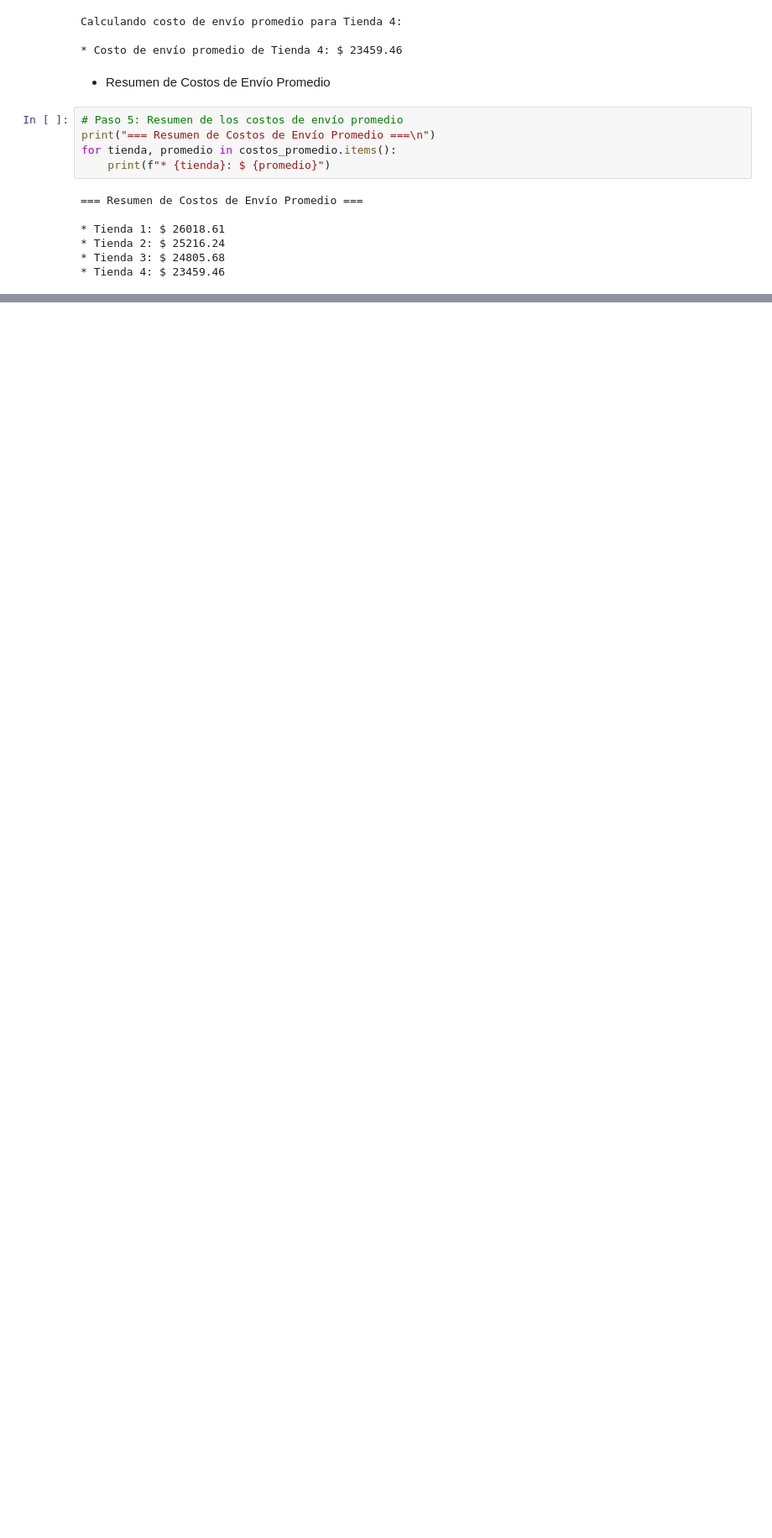
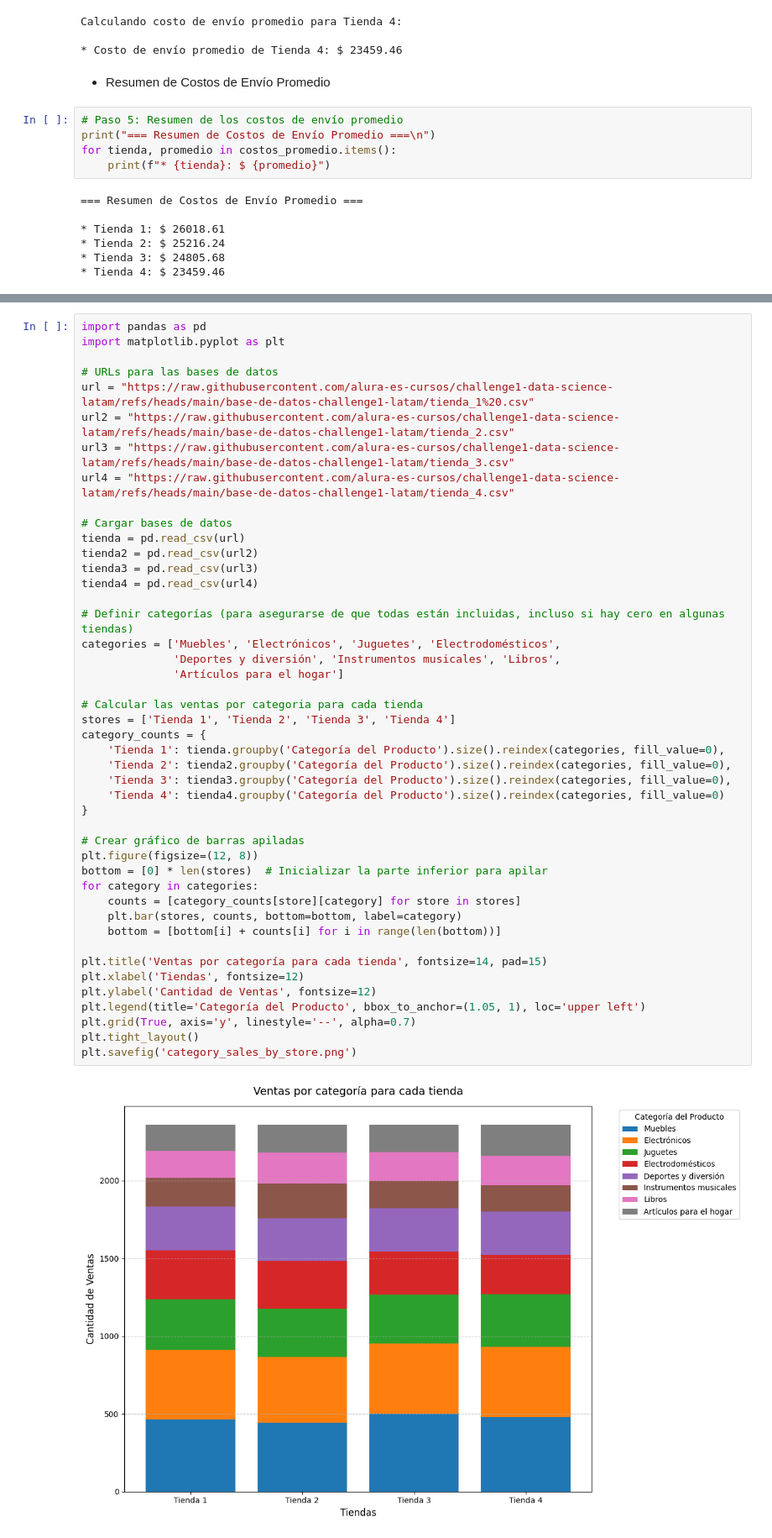
Before and after one commit to igafu053/Alura_Store_Latam, a Jupyter notebook: AluraStoreLatam.ipynb, the cells around one changed output, grey strips where cells are left out. Shown at 84% size. Drawn from its saved outputs; the diff is of its cells as text; blank space fills up the shorter version.

```diff
--- a/AluraStoreLatam.ipynb
+++ b/AluraStoreLatam.ipynb
@@ -458,0 +506,47 @@ for tienda, promedio in costos_promedio.items():
+# %%
+import pandas as pd
+import matplotlib.pyplot as plt
+
+# URLs para las bases de datos
+url = "https://raw.githubusercontent.com/alura-es-cursos/challenge1-data-science-latam/refs/heads/main/base-de-datos-challenge1-latam/tienda_1%20.csv"
+url2 = "https://raw.githubusercontent.com/alura-es-cursos/challenge1-data-science-latam/refs/heads/main/base-de-datos-challenge1-latam/tienda_2.csv"
+url3 = "https://raw.githubusercontent.com/alura-es-cursos/challenge1-data-science-latam/refs/heads/main/base-de-datos-challenge1-latam/tienda_3.csv"
+url4 = "https://raw.githubusercontent.com/alura-es-cursos/challenge1-data-science-latam/refs/heads/main/base-de-datos-challenge1-latam/tienda_4.csv"
+
+# Cargar bases de datos
+tienda = pd.read_csv(url)
+tienda2 = pd.read_csv(url2)
+tienda3 = pd.read_csv(url3)
+tienda4 = pd.read_csv(url4)
+
+# Definir categorías (para asegurarse de que todas están incluidas, incluso si hay cero en algunas tiendas)
+categories = ['Muebles', 'Electrónicos', 'Juguetes', 'Electrodomésticos',
+              'Deportes y diversión', 'Instrumentos musicales', 'Libros',
+              'Artículos para el hogar']
+
+# Calcular las ventas por categoria para cada tienda
+stores = ['Tienda 1', 'Tienda 2', 'Tienda 3', 'Tienda 4']
+category_counts = {
+    'Tienda 1': tienda.groupby('Categoría del Producto').size().reindex(categories, fill_value=0),
+    'Tienda 2': tienda2.groupby('Categoría del Producto').size().reindex(categories, fill_value=0),
+    'Tienda 3': tienda3.groupby('Categoría del Producto').size().reindex(categories, fill_value=0),
+    'Tienda 4': tienda4.groupby('Categoría del Producto').size().reindex(categories, fill_value=0)
+}
+
+# Crear gráfico de barras apiladas
+plt.figure(figsize=(12, 8))
+bottom = [0] * len(stores)  # Inicializar la parte inferior para apilar
+for category in categories:
+    counts = [category_counts[store][category] for store in stores]
+    plt.bar(stores, counts, bottom=bottom, label=category)
+    bottom = [bottom[i] + counts[i] for i in range(len(bottom))]
+
+plt.title('Ventas por categoría para cada tienda', fontsize=14, pad=15)
+plt.xlabel('Tiendas', fontsize=12)
+plt.ylabel('Cantidad de Ventas', fontsize=12)
+plt.legend(title='Categoría del Producto', bbox_to_anchor=(1.05, 1), loc='upper left')
+plt.grid(True, axis='y', linestyle='--', alpha=0.7)
+plt.tight_layout()
+plt.savefig('category_sales_by_store.png')
+# %% [output]
+[figure, added]
```
Also changed, not shown: parts of 10 cells of this notebook.
